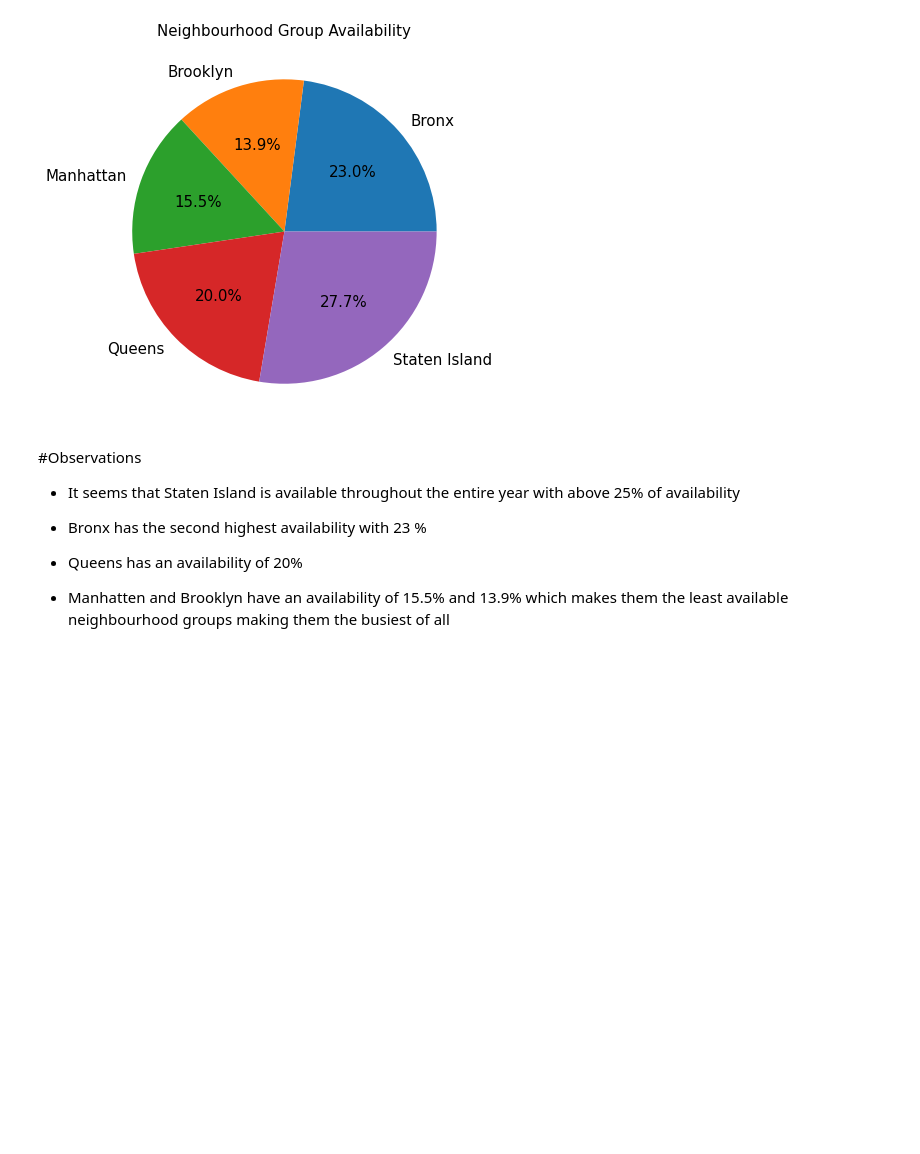
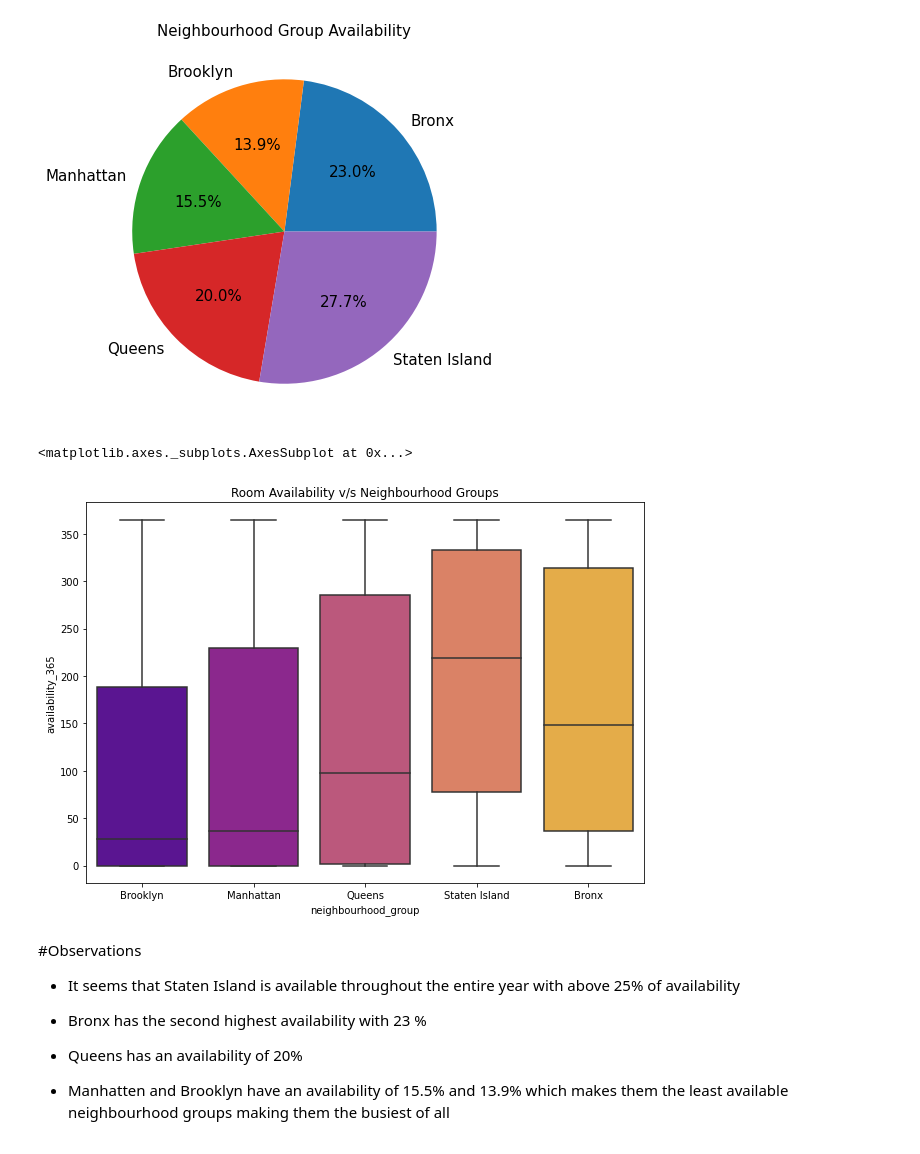
Before and after one commit to keerthibehara/AirBNB-analysis, a Jupyter notebook: Airbnb_Bookings_Analysis_Behara_Sai_Keerthi_Capstone_Project.ipynb, the cells around one changed output. Drawn from its saved outputs; the diff is of its cells as text; code cells hidden in the pictures; blank space fills up the shorter version.

```diff
--- a/Airbnb_Bookings_Analysis_Behara_Sai_Keerthi_Capstone_Project.ipynb
+++ b/Airbnb_Bookings_Analysis_Behara_Sai_Keerthi_Capstone_Project.ipynb
@@ -499,6 +499,15 @@ plt.ylabel('')
 plt.rcParams['figure.figsize'] = (10, 7)
 # %% [output]
 [figure]
+# %%
+#Plotting a box plot for observing the neighbourhood groups and their availability
+plt.figure(figsize=(10,7))
+grp= sns.boxplot(data=df, x='neighbourhood_group',y='availability_365',palette = 'plasma')
+plt.title('Room Availability v/s Neighbourhood Groups')
+grp
+# %% [output]
+<matplotlib.axes._subplots.AxesSubplot at 0x...>
+[figure, added]
 # %% [markdown]
 #Observations
 
```
